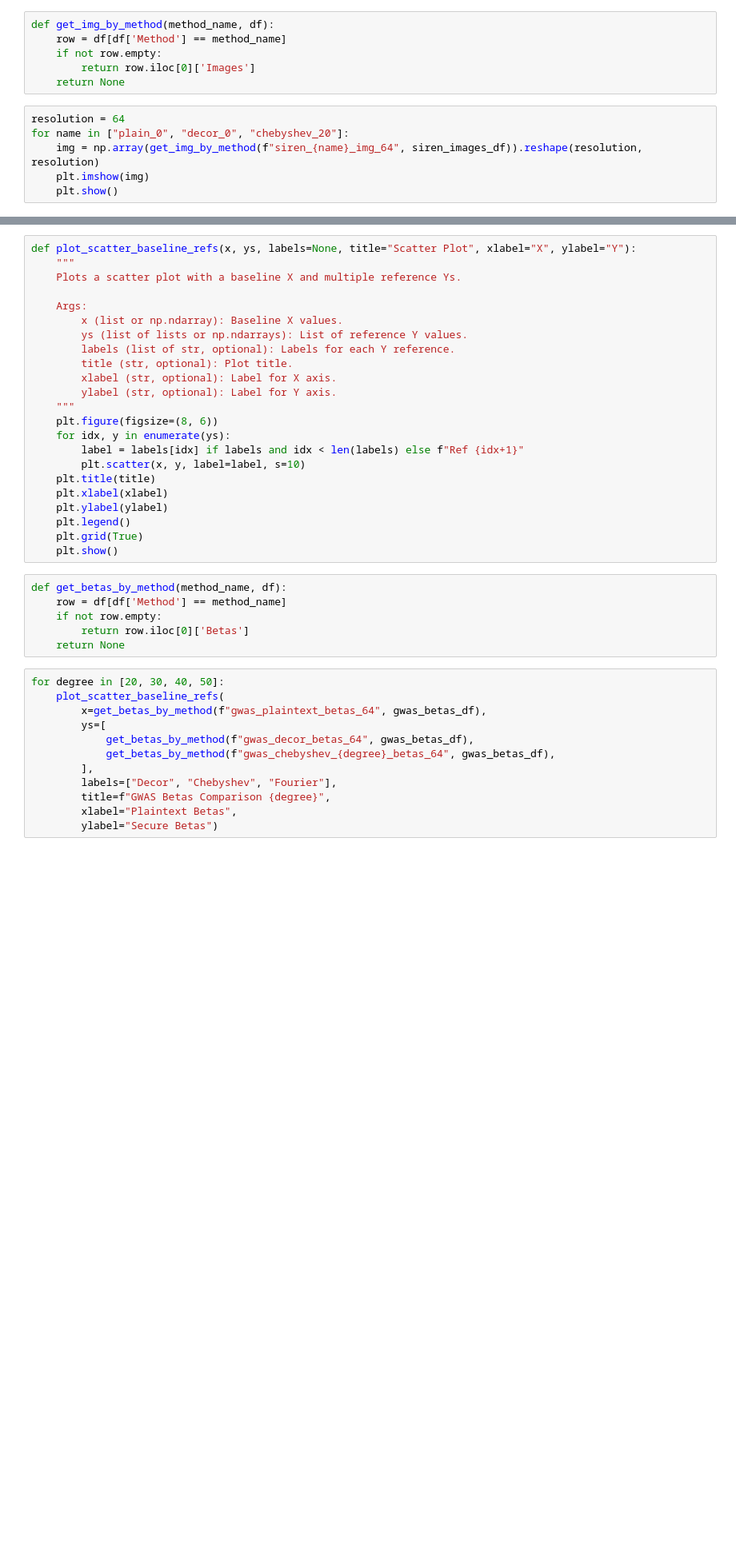
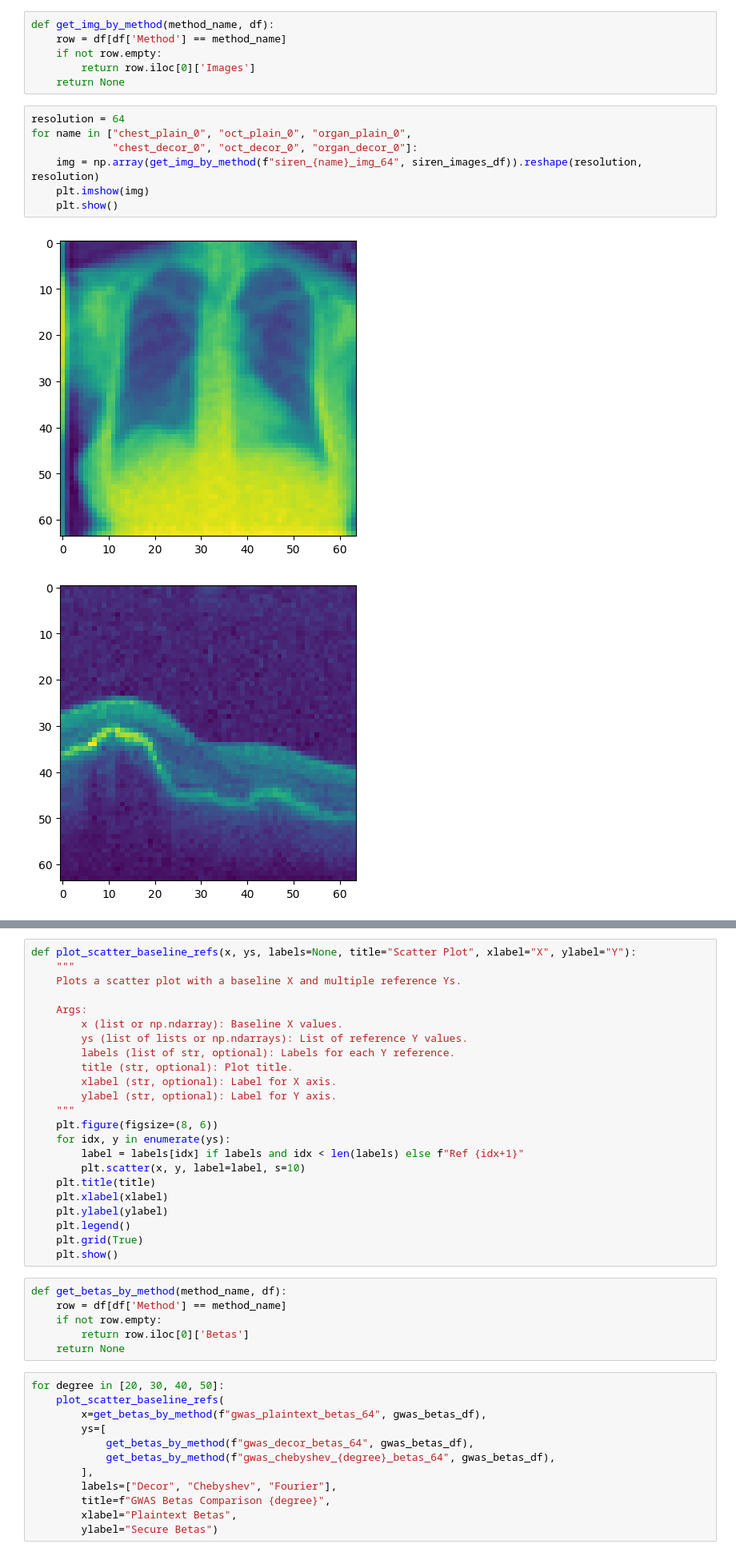
Before and after one commit to hcholab/decor, a Jupyter notebook: plots.ipynb, the cells around one changed output, grey strips where cells are left out. Shown at 80% size. Cells and saved outputs as stored; diff of their text form; blank space fills up the shorter version.

Commit message:
SIREN Chebyshev wrappup

```diff
--- a/plots.ipynb
+++ b/plots.ipynb
@@ -371,7 +379,11 @@ def get_img_by_method(method_name, df):
     return None
 # %%
 resolution = 64
-for name in ["plain_0", "decor_0", "chebyshev_20"]:
+for name in ["chest_plain_0", "oct_plain_0", "organ_plain_0",
+             "chest_decor_0", "oct_decor_0", "organ_decor_0"]:
     img = np.array(get_img_by_method(f"siren_{name}_img_64", siren_images_df)).reshape(resolution, resolution)
     plt.imshow(img)
     plt.show()
+# %% [output]
+[figure, added]
+[figure, added]
```
Also changed, not shown: parts of 4 cells of this notebook, 8 other files.
